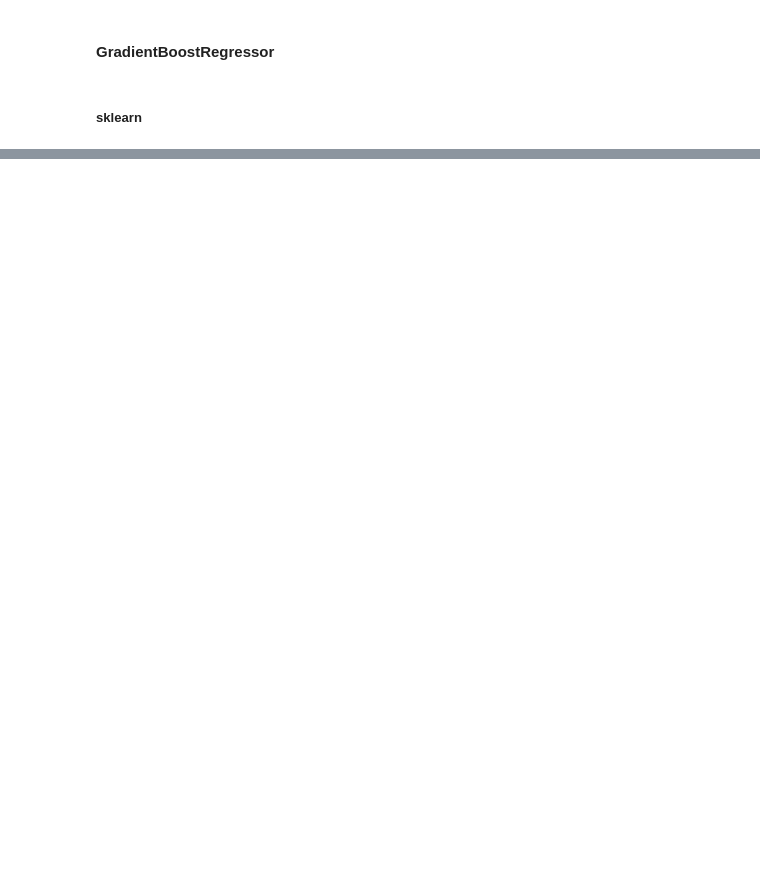
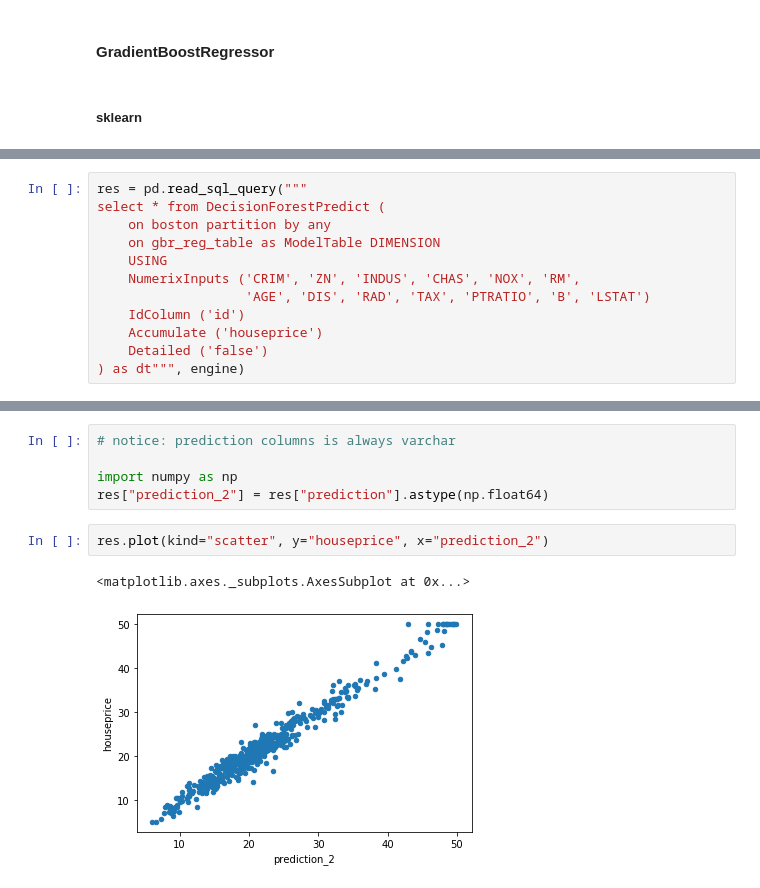
Before and after one commit to Yukimura66/sklearn2vantage, a Jupyter notebook: HowToUse.ipynb, the cells around one changed output, grey strips where cells are left out. Cells and saved outputs as stored; diff of their text form; blank space fills up the shorter version.

```diff
--- a/HowToUse.ipynb
+++ b/HowToUse.ipynb
@@ -669,0 +685,12 @@ select * from DecisionForestPredict (
+# %%
+res = pd.read_sql_query("""
+select * from DecisionForestPredict (
+    on boston partition by any
+    on gbr_reg_table as ModelTable DIMENSION
+    USING
+    NumerixInputs ('CRIM', 'ZN', 'INDUS', 'CHAS', 'NOX', 'RM',
+                   'AGE', 'DIS', 'RAD', 'TAX', 'PTRATIO', 'B', 'LSTAT')
+    IdColumn ('id')
+    Accumulate ('houseprice')
+    Detailed ('false')
+) as dt""", engine)
@@ -669,0 +706,10 @@ select * from DecisionForestPredict (
+# %%
+# notice: prediction columns is always varchar
+
+import numpy as np
+res["prediction_2"] = res["prediction"].astype(np.float64)
+# %%
+res.plot(kind="scatter", y="houseprice", x="prediction_2")
+# %% [output]
+<matplotlib.axes._subplots.AxesSubplot at 0x...>
+[figure, added]
```
Also changed, not shown: parts of 22 cells of this notebook, 1 other file.
